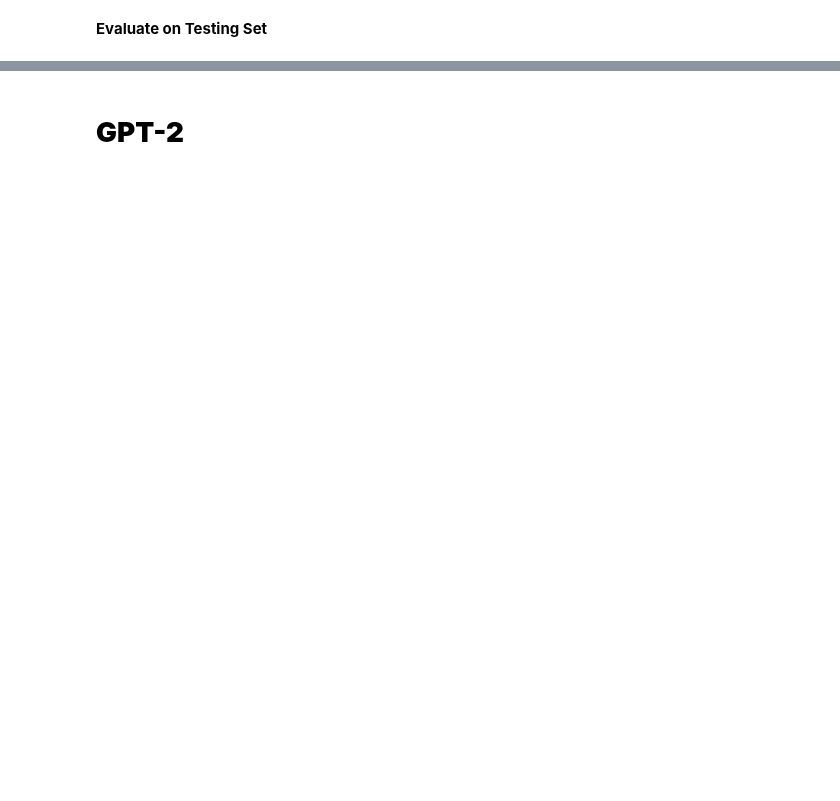
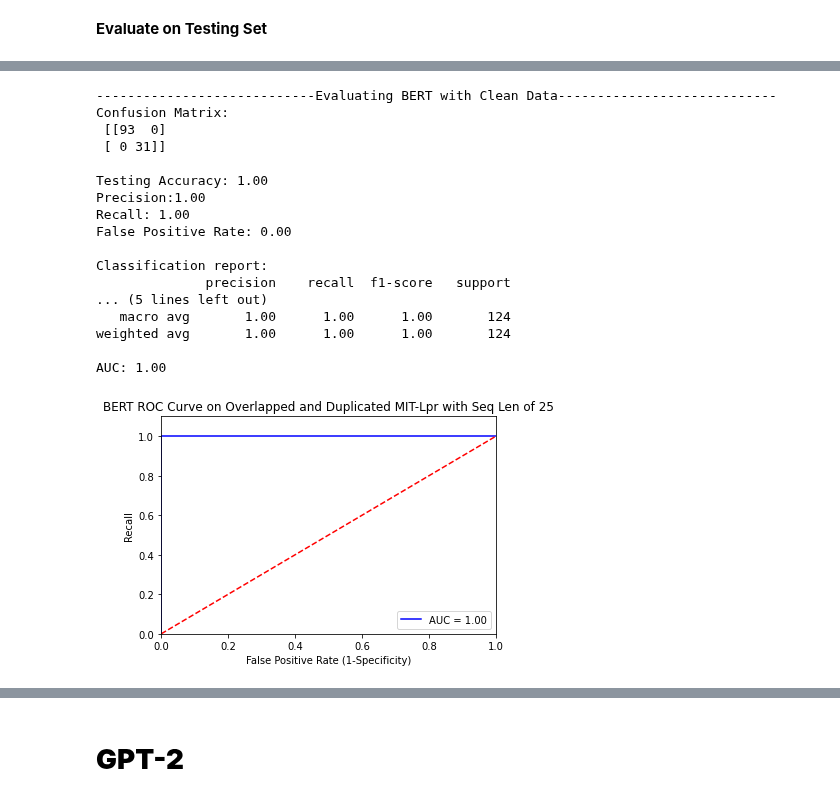
Before and after one commit to NganTran-0017/HIDS, a Jupyter notebook: DL_Models_HIDS.ipynb, the cells around one changed output, grey strips where cells are left out. Cells and saved outputs as stored; diff of their text form; code cells hidden in the pictures; blank space fills up the shorter version.

```diff
--- a/DL_Models_HIDS.ipynb
+++ b/DL_Models_HIDS.ipynb
@@ -864,20 +466,31 @@ test_dataloader = DataLoader(test_dataset, sampler=test_sampler, batch_size=16)
 # %%
-bert_clf.eval() # Define eval
-bert_predicted = [] # To Store predicted result
-all_logits = [] # Actual output that is between 0 to 1 is stored here
+def evaluate_Bert(dataloader):
+  bert_clf.eval() # Define eval
+  bert_predicted = [] # To Store predicted result
+  all_logits = [] # Actual output that is between 0 to 1 is stored here
+  with torch.no_grad():
+      for step_num, batch_data in enumerate(dataloader):
 
-with torch.no_grad():
-    for step_num, batch_data in enumerate(test_dataloader):
+          # Load the batch on gpu memory
+          token_ids, masks, labels = tuple(t.to(device) for t in batch_data)
 
-        # Load the batch on gpu memory
-        token_ids, masks, labels = tuple(t.to(device) for t in batch_data)
+          # Calculate ouput of bert
+          logits = bert_clf(token_ids, masks)
 
-        # Calculate ouput of bert
-        logits = bert_clf(token_ids, masks)
+          # Get the numpy logits
+          numpy_logits = logits.cpu().detach().numpy()  # Detach from the GPU memory
 
-        # Get the numpy logits
-        numpy_logits = logits.cpu().detach().numpy()  # Detach from the GPU memory
+          # Using the threshold find binary
+          bert_predicted += list(numpy_logits[:, 0] > 0.5)  # Threshold conversion
+          all_logits += list(numpy_logits[:, 0])
+  return bert_predicted
 
-        # Using the threshold find binary
-        bert_predicted += list(numpy_logits[:, 0] > 0.5)  # Threshold conversion
-        all_logits += list(numpy_logits[:, 0])
+def get_Bert_performance(dataloader, label):
+  bert_predicted = evaluate_Bert(dataloader)
+  print_performance('BERT', label, bert_predicted)
+
+  # Recording TPR and FPR for the TESTING-ROC curves
+  performance = {}
+  performance['fpr'], performance['tpr'], thresh = roc_curve(label, bert_predicted)
+  performance['auc'] = roc_auc_score(label, bert_predicted)
+  return performance
@@ -912,0 +497,22 @@ AUC: 0.89
+# %%
+print('----------------------------Evaluating BERT with Clean Data----------------------------')
+BERT_clean_perf = get_Bert_performance(clean_test_dataloader, test_clean_y)
+# %% [output]
+----------------------------Evaluating BERT with Clean Data----------------------------
+Confusion Matrix:
+ [[93  0]
+ [ 0 31]]
+
+Testing Accuracy: 1.00
+Precision:1.00
+Recall: 1.00
+False Positive Rate: 0.00
+
+Classification report:
+              precision    recall  f1-score   support
+... (5 lines left out)
+   macro avg       1.00      1.00      1.00       124
+weighted avg       1.00      1.00      1.00       124
+
+AUC: 1.00
+[figure, added]
```
Also changed, not shown: parts of 64 cells of this notebook.
